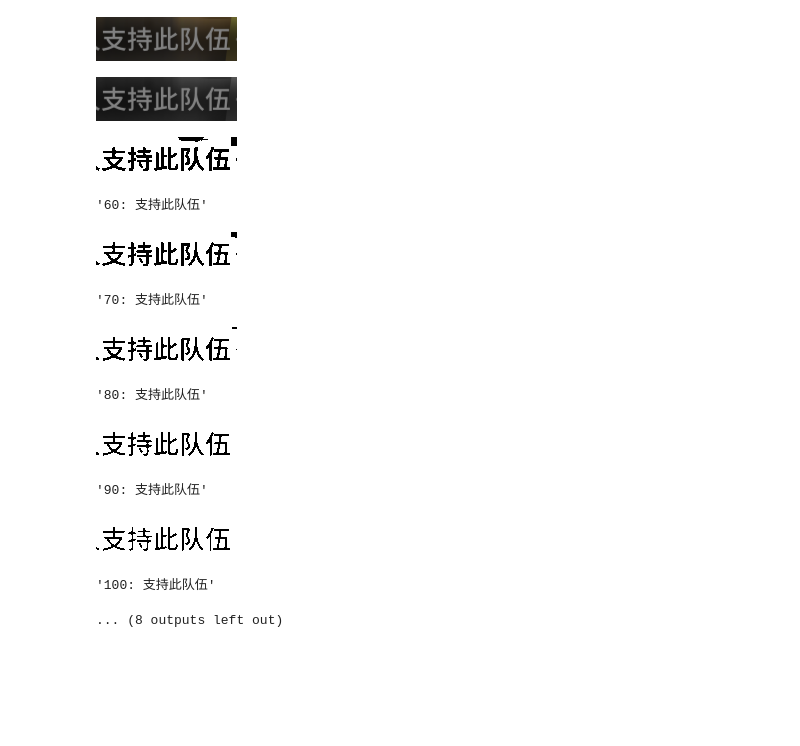
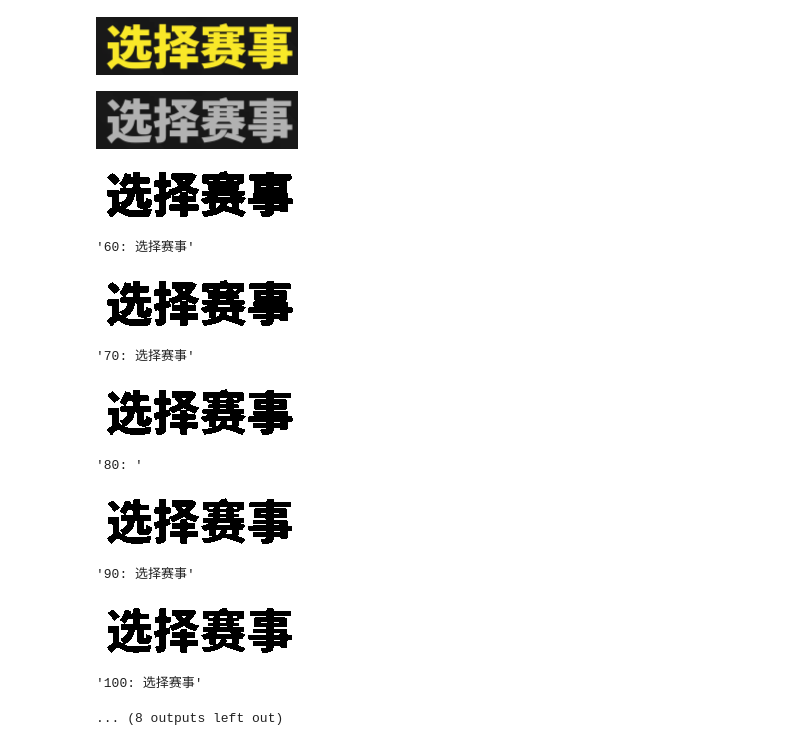
Before and after one commit to j4ger/goodenough, a Jupyter notebook: Untitled.ipynb, the cells around one changed output. Drawn from its saved outputs; the diff is of its cells as text; code cells hidden in the pictures; blank space fills up the shorter version.

```diff
--- a/Untitled.ipynb
+++ b/Untitled.ipynb
@@ -85,30 +85,30 @@ display(Image.fromarray(greyscaled))
 thresholded = cv.threshold(greyscaled, 170, 255, cv.THRESH_BINARY_INV)[1]
 display(Image.fromarray(thresholded))
 # %%
-source = Image.open("assets/raw/ingame2.png")
-cropped = source.crop(INGAME_LABEL)
+source = Image.open("assets/raw/home2.png")
+cropped = source.crop(MODE_LABEL)
 display(cropped)
 cropped = np.array(cropped)
 greyscaled = cv.cvtColor(cropped, cv.COLOR_BGR2GRAY)
 display(Image.fromarray(greyscaled))
 for i in range(60, 150, 10):
     thresholded = cv.threshold(greyscaled, i, 255, cv.THRESH_BINARY_INV)[1]
     display(Image.fromarray(thresholded))
-    text = crop_and_ocr(source, INGAME_LABEL, allowlist=INGAME_LABEL_CONTENT, threshold=i, oem=1, chn=True, invert=True)
+    text = crop_and_ocr(source, MODE_LABEL, allowlist=MODE_LABEL_CONTENT, threshold=i, oem=1, chn=True, invert=True)
     display(f"{i}: {text}")
 # %% [output]
-[figure, old version]
+[figure, new version]
-[figure, old version]
+[figure, new version]
-[figure, old version]
+[figure, new version]
-'60: 支持此队伍'
+'60: 选择赛事'
-[figure, old version]
+[figure, new version]
-'70: 支持此队伍'
+'70: 选择赛事'
-[figure, old version]
+[figure, new version]
-'80: 支持此队伍'
+'80: '
-[figure, old version]
+[figure, new version]
-'90: 支持此队伍'
+'90: 选择赛事'
-[figure, old version]
+[figure, new version]
-'100: 支持此队伍'
+'100: 选择赛事'
 ... (8 outputs left out)
 # %%
 source = Image.open("assets/raw/finish1.png")
```
Also changed, not shown: 4 other files.
